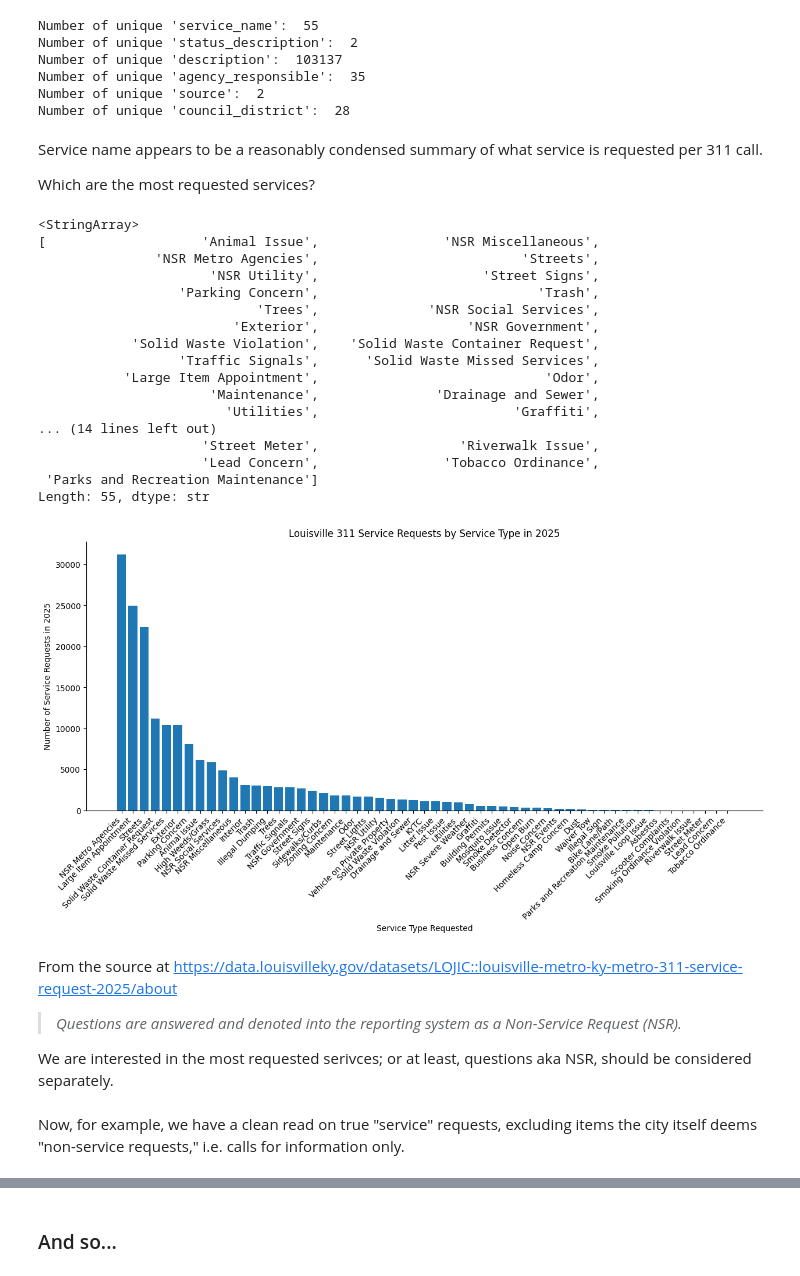
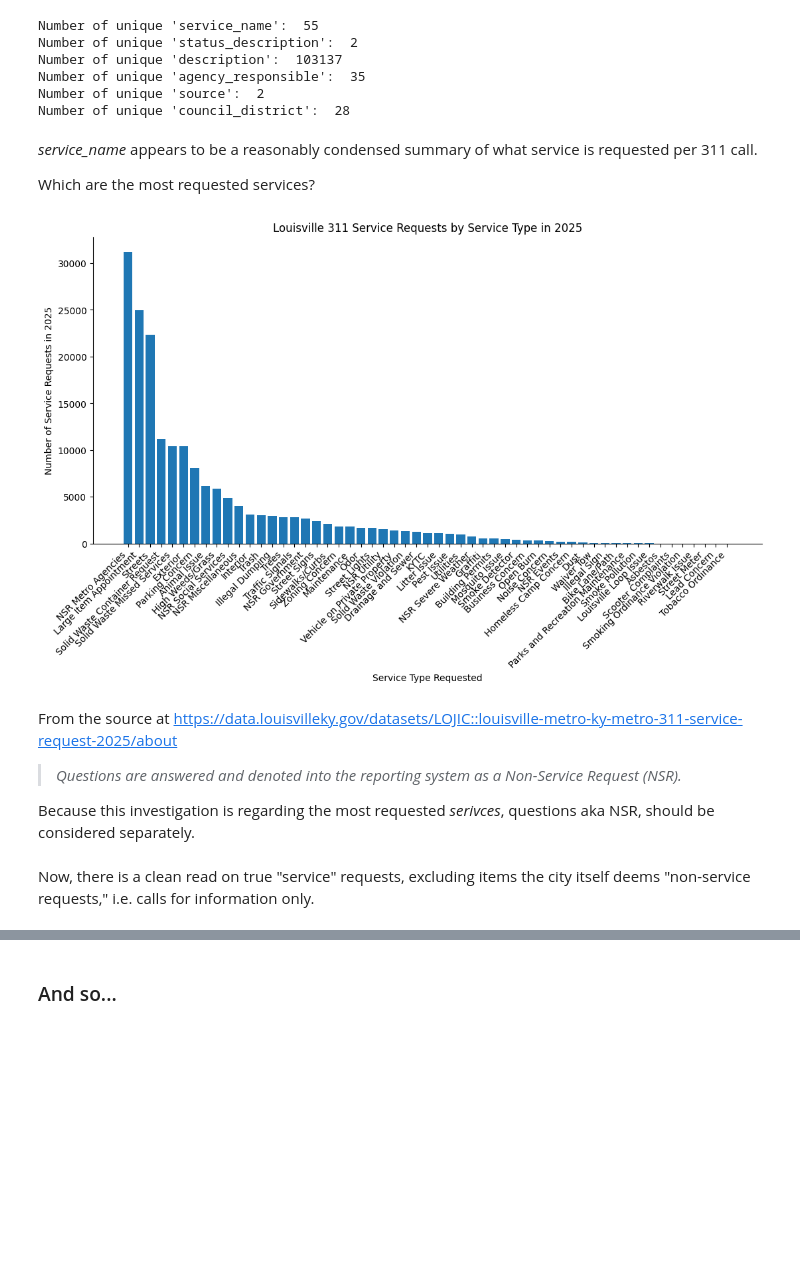
Before and after one commit to peachfiend-42/LouKY_311_Exploration, a Jupyter notebook: LouKY_311_Exploration/Lou311_EDA.ipynb, the cells around one changed output, grey strips where cells are left out. Cells and saved outputs as stored; diff of their text form; code cells hidden in the pictures; blank space fills up the shorter version.

```diff
--- a/LouKY_311_Exploration/Lou311_EDA.ipynb
+++ b/LouKY_311_Exploration/Lou311_EDA.ipynb
@@ -348,53 +348,34 @@ Number of unique 'agency_responsible':  35
 Number of unique 'source':  2
 Number of unique 'council_district':  28
 # %% [markdown]
-Service name appears to be a reasonably condensed summary of what service is requested per 311 call.
+*service_name* appears to be a reasonably condensed summary of what service is requested per 311 call.
 
 Which are the most requested services?
 # %%
-print(lou311_clean['service_name'].unique())
-
 # count requests by service_name
 svc_reqs = lou311_clean.value_counts(subset='service_name')
 
 # set a reasonable plot size
-plt.figure(figsize=(15,6))
+plt.figure(figsize=(13,6))
 
 # make it more readable
 plt.xlabel("Service Type Requested")
 plt.ylabel("Number of Service Requests in 2025")
 plt.title("Louisville 311 Service Requests by Service Type in 2025")
 plt.xticks(rotation=45, ha='right')
 ax = plt.gca()
 ax.spines['top'].set_visible(False)
 ax.spines['right'].set_visible(False)
 
 plt.bar(svc_reqs.index,svc_reqs.values)
 
 plt.show()
 # %% [output]
-<StringArray>
-[                    'Animal Issue',                'NSR Miscellaneous',
-               'NSR Metro Agencies',                          'Streets',
-                      'NSR Utility',                     'Street Signs',
-                  'Parking Concern',                            'Trash',
-                            'Trees',              'NSR Social Services',
-                         'Exterior',                   'NSR Government',
-            'Solid Waste Violation',    'Solid Waste Container Request',
-                  'Traffic Signals',      'Solid Waste Missed Services',
-           'Large Item Appointment',                             'Odor',
-                      'Maintenance',               'Drainage and Sewer',
-                        'Utilities',                         'Graffiti',
-... (14 lines left out)
-                     'Street Meter',                  'Riverwalk Issue',
-                     'Lead Concern',                'Tobacco Ordinance',
- 'Parks and Recreation Maintenance']
-Length: 55, dtype: str
-[figure, old version]
+[figure, new version]
 # %% [markdown]
 From the source at https://data.louisvilleky.gov/datasets/LOJIC::louisville-metro-ky-metro-311-service-request-2025/about
 
 > *Questions are answered and denoted into the reporting system as a Non-Service Request (NSR).*
 
-We are interested in the most requested serivces; or at least, questions aka NSR, should be considered separately.
+Because this investigation is regarding the most requested *serivces*, questions aka NSR, should be considered separately.
 # %%
@@ -406,6 +386,6 @@ lou311_nsr = lou311_clean.loc[lou311_clean['service_name'].str.startswith('NSR '
 lou311_sr = lou311_clean.drop(lou311_nsr.index)
 # %% [markdown]
-Now, for example, we have a clean read on true "service" requests, excluding items the city itself deems "non-service requests," i.e. calls for information only.
+Now, there is a clean read on true "service" requests, excluding items the city itself deems "non-service requests," i.e. calls for information only.
 # %%
 # count requests by service_name
 sr_counts = lou311_sr.value_counts(subset='service_name')
```
Also changed, not shown: parts of 12 cells of this notebook.
